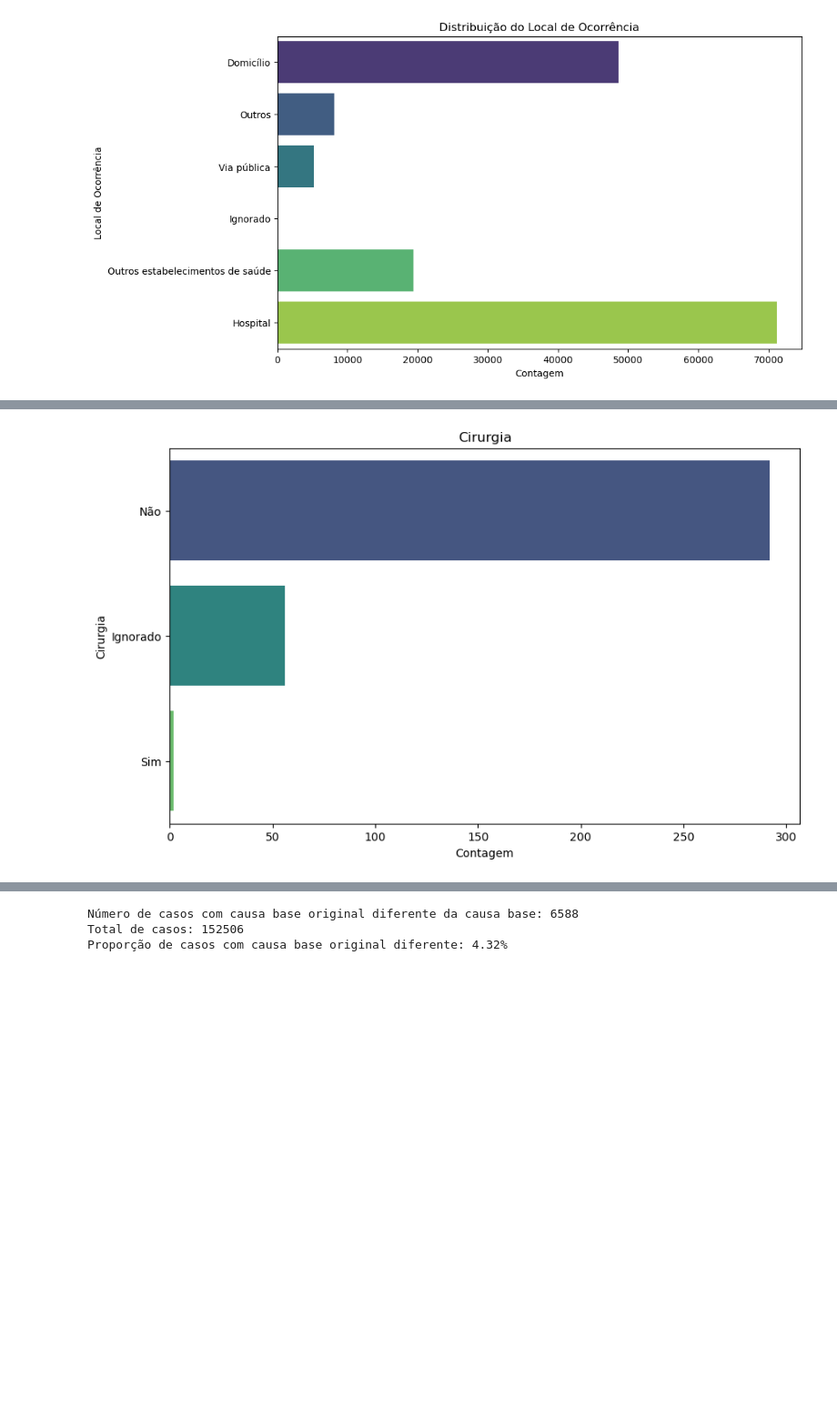
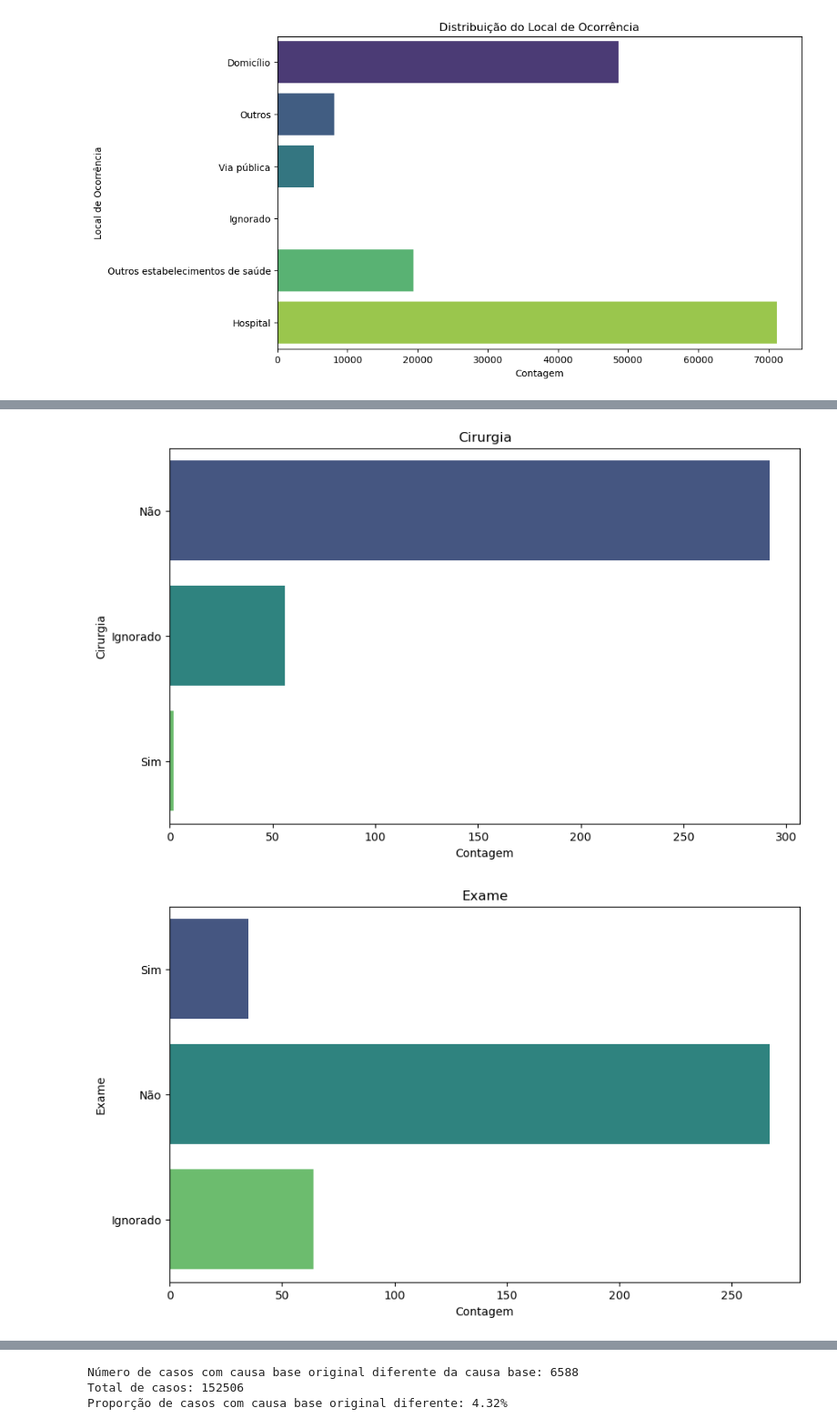
Before and after one commit to hlaff147/mortality-data-analysis, a Jupyter notebook: notebooks/infarto.ipynb, the cells around one changed output, grey strips where cells are left out. Shown: that part at 91% size. Cells and saved outputs as stored; diff of their text form; code cells hidden in the pictures; blank space fills up the shorter version.

```diff
--- a/notebooks/infarto.ipynb
+++ b/notebooks/infarto.ipynb
@@ -343,41 +382,64 @@ mapeamento_cirurgia = {
     2: 'Não'
 }
 
+# Mapeamento para exame
+mapeamento_exame = {
+    9: 'Ignorado',
+    1: 'Sim',
+    2: 'Não'
+}
+
 # Aplicar os mapeamentos às colunas correspondentes
 df_infarto['assistencia_medica'] = df_infarto['assistencia_medica'].map(mapeamento_assistencia)
 df_infarto['cirurgia'] = df_infarto['cirurgia'].map(mapeamento_cirurgia)
+df_infarto['exame'] = df_infarto['exame'].map(mapeamento_exame)
 
 # Plotar gráfico de contagem para assistência médica
 plt.figure(figsize=(10, 6))
 sns.countplot(data=df_infarto, y='assistencia_medica', palette='viridis')
 plt.title('Assistência Médica')
 plt.xlabel('Contagem')
 plt.ylabel('Assistência Médica')
 plt.show()
 
 # Plotar gráfico de contagem para cirurgia
 plt.figure(figsize=(10, 6))
 sns.countplot(data=df_infarto, y='cirurgia', palette='viridis')
 plt.title('Cirurgia')
 plt.xlabel('Contagem')
 plt.ylabel('Cirurgia')
 plt.show()
 
+# Plotar gráfico de contagem para exame
+plt.figure(figsize=(10, 6))
+sns.countplot(data=df_infarto, y='exame', palette='viridis')
+plt.title('Exame')
+plt.xlabel('Contagem')
+plt.ylabel('Exame')
+plt.show()
+
 # Calculando contagens e proporções para assistência médica
 contagem_assistencia_medica = df_infarto['assistencia_medica'].value_counts()
 proporcoes_assistencia_medica = contagem_assistencia_medica / len(df_infarto) * 100
 
 # Calculando contagens e proporções para cirurgia
 contagem_cirurgia = df_infarto['cirurgia'].value_counts()
 proporcoes_cirurgia = contagem_cirurgia / len(df_infarto) * 100
 
+# Calculando contagens e proporções para exame
+contagem_exame = df_infarto['exame'].value_counts()
+proporcoes_exame = contagem_exame / len(df_infarto) * 100
+
 print("Contagem de Assistência Médica:\n", contagem_assistencia_medica)
 print("\nProporções de Assistência Médica (%):\n", proporcoes_assistencia_medica)
 print("\nContagem de Cirurgia:\n", contagem_cirurgia)
 print("\nProporções de Cirurgia (%):\n", proporcoes_cirurgia)
+print("\nContagem de Exame:\n", contagem_exame)
+print("\nProporções de Exame (%):\n", proporcoes_exame)
 # %% [output]
 [figure]
 [figure]
+[figure, added]
 Contagem de Assistência Médica:
  assistencia_medica
 Com assistência    65676
```
Also changed, not shown: parts of 2 cells of this notebook, 1 other file.
